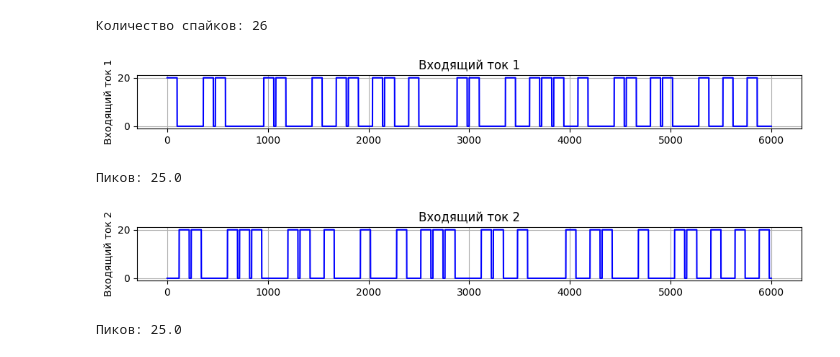
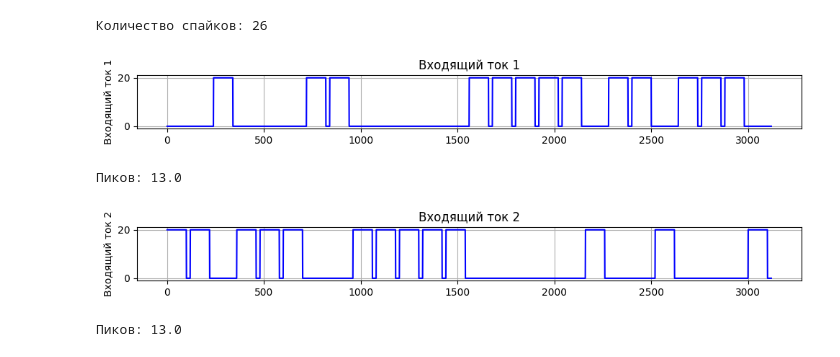
Before and after one commit to TheTangerineOwl/NN_Lab2, a Jupyter notebook: SNN.ipynb, the cells around one changed output. Drawn from its saved outputs; the diff is of its cells as text; code cells hidden in the pictures.

```diff
--- a/SNN.ipynb
+++ b/SNN.ipynb
@@ -328,35 +333,26 @@ print(f"Количество спайков: {len(neu.spike_times)}")
 [figure]
 Количество спайков: 26
 # %%
-n_inputs = 2
-n_outputs = 2
-A_p = 0.01
-A_m = 0.01
-tau_p = 20
-tau_m = 20
+# n_inputs = 2
+# n_outputs = 2
+# A_p = 0.01
+# A_m = 0.01
+# tau_p = 20
+# tau_m = 20
 
-n_sec = 100
-pause = 20
-n_samples = 50
-T = (n_sec + pause) * n_samples
-dt = 1
-t_range = np.arange(0, T, dt)
+# n_sec = 100
+# pause = 20
+# n_samples = 50
+# T = (n_sec + pause) * n_samples
+# dt = 1
+# t_range = np.arange(0, T, dt)
 
-I_inj = [np.zeros_like(t_range) for i in range(n_inputs)]
-mask = np.repeat(np.arange(0, n_inputs), (n_samples // n_inputs))[:len(t_range)]
+# I_inj = [np.zeros_like(t_range) for i in range(n_inputs)]
+# mask = np.repeat(np.arange(0, n_inputs), (n_samples // n_inputs))[:len(t_range)]
 
-np.random.shuffle(mask)
-for i, _ in enumerate(t_range):
-    sample = i // (n_sec + pause)
-    if i % (n_sec + pause) == 0:
-        end = min(i + n_sec, len(t_range))
-        I_inj[mask[sample]][i:end] = 20
-
-for i in range(n_inputs):
-    timeplot(t_range, I_inj[i], f'Входящий ток {i + 1}', height=1.5)
-    print(f'Пиков: {len(I_inj[i].nonzero()[0]) / n_sec}')
+# np.random.shuffle(mask)
+# for i, _ in enumerate(t_range):
+#     sample = i // (n_sec + pause)
+#     if i % (n_sec + pause) == 0:
+#         end = min(i + n_sec, len(t_range))
+#         I_inj[mask[sample]][i:end] = 20
-# %% [output]
-[figure, removed]
-Пиков: 25.0
-[figure, removed]
-Пиков: 25.0
@@ -363,2 +371,27 @@ for i in range(n_inputs):
+# %%
+n_inputs = 2
+n_outputs = 2
+A_p = 0.01
+A_m = 0.01
+tau_p = 20
+tau_m = 20
+
+n_sec = 100
+pause = 20
+n_samples = 26
+T = (n_sec + pause) * n_samples
+dt = 1
+t_range = np.arange(0, T, dt)
+
+I_inj, true_labels = class_steps(t_range, n_inputs, n_samples, n_sec, pause, A=20)
+
+for i in range(n_inputs):
+    timeplot(t_range, I_inj[i], f'Входящий ток {i + 1}', height=1.5)
+    print(f'Пиков: {len(I_inj[i].nonzero()[0]) / n_sec}')
+# %% [output]
+[figure, added]
+Пиков: 13.0
+[figure, added]
+Пиков: 13.0
 # %%
 # np.random.seed(42)
```
Also changed, not shown: parts of 11 cells of this notebook.
